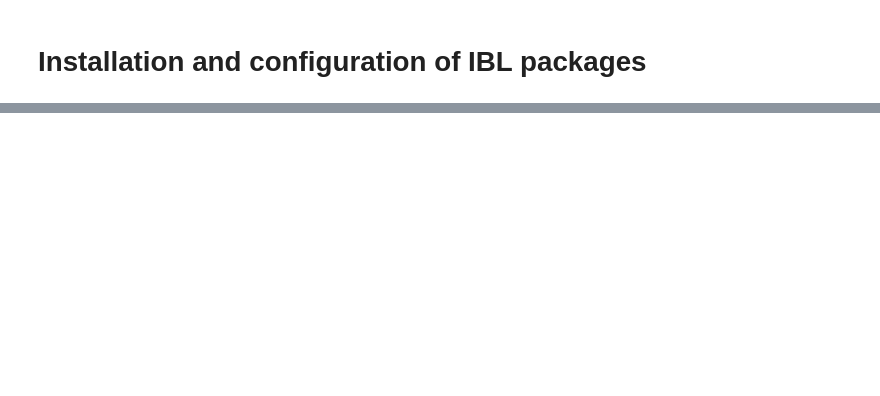
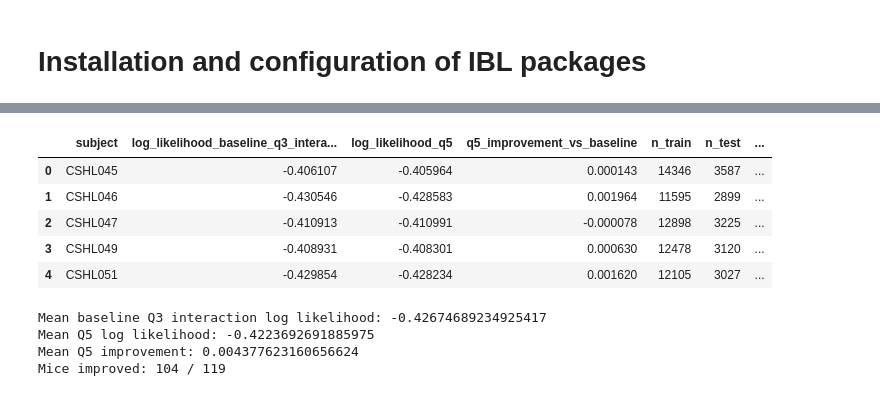
Before and after one commit to muntoka0/ibl-project, a Jupyter notebook: IBL_behavior_dataQ5.ipynb, the cells around one changed output, grey strips where cells are left out. Cells and saved outputs as stored; diff of their text form; code cells hidden in the pictures; blank space fills up the shorter version.

```diff
--- a/IBL_behavior_dataQ5.ipynb
+++ b/IBL_behavior_dataQ5.ipynb
@@ -2958,0 +21,5 @@ However, if `trial_fraction_weight_q5` or `trial_fraction_x_contrast_weight_q5`
+# %%
+import pickle
+
+with open("notebook_outputs/q4_workspace.pkl", "rb") as f:
+    globals().update(pickle.load(f))
@@ -2958,0 +169,19 @@ However, if `trial_fraction_weight_q5` or `trial_fraction_x_contrast_weight_q5`
+# %%
+df_q5['trial_number'] = (
+    df_q5
+    .groupby(q5_group_cols)
+    .cumcount()
+)
+
+q5_max_trial_number = (
+    df_q5
+    .groupby(q5_group_cols)['trial_number']
+    .transform('max')
+)
+
+df_q5['trial_fraction'] = (
+    df_q5['trial_number']
+    / q5_max_trial_number.replace(0, np.nan)
+)
+
+display(df_q5[['subject', 'session', 'trial_number', 'trial_fraction']].head())
@@ -2958,0 +409,27 @@ However, if `trial_fraction_weight_q5` or `trial_fraction_x_contrast_weight_q5`
+# %%
+q5_results = []
+
+for subject, result in q5_models.items():
+    row = {'subject': subject}
+    row.update({k: v for k, v in result.items() if k not in ['baseline_model', 'q5_model']})
+    q5_results.append(row)
+
+q5_results_df = pd.DataFrame(q5_results)
+
+display(q5_results_df.head())
+
+print('Mean baseline Q3 interaction log likelihood:', q5_results_df['log_likelihood_baseline_q3_interaction'].mean())
+print('Mean Q5 log likelihood:', q5_results_df['log_likelihood_q5'].mean())
+print('Mean Q5 improvement:', q5_results_df['q5_improvement_vs_baseline'].mean())
+print('Mice improved:', (q5_results_df['q5_improvement_vs_baseline'] > 0).sum(), '/', len(q5_results_df))
+# %% [output]
+|  | subject | log_likelihood_baseline_q3_intera... | log_likelihood_q5 | q5_improvement_vs_baseline | n_train | n_test | ... |
+| 0 | CSHL045 | -0.406107 | -0.405964 | 0.000143 | 14346 | 3587 | ... |
+| 1 | CSHL046 | -0.430546 | -0.428583 | 0.001964 | 11595 | 2899 | ... |
+| 2 | CSHL047 | -0.410913 | -0.410991 | -0.000078 | 12898 | 3225 | ... |
+| 3 | CSHL049 | -0.408931 | -0.408301 | 0.000630 | 12478 | 3120 | ... |
+| 4 | CSHL051 | -0.429854 | -0.428234 | 0.001620 | 12105 | 3027 | ... |
+Mean baseline Q3 interaction log likelihood: -0.42674689234925417
+Mean Q5 log likelihood: -0.4223692691885975
+Mean Q5 improvement: 0.004377623160656624
+Mice improved: 104 / 119
```
Also changed, not shown: parts of 193 cells of this notebook, 5 other files.
